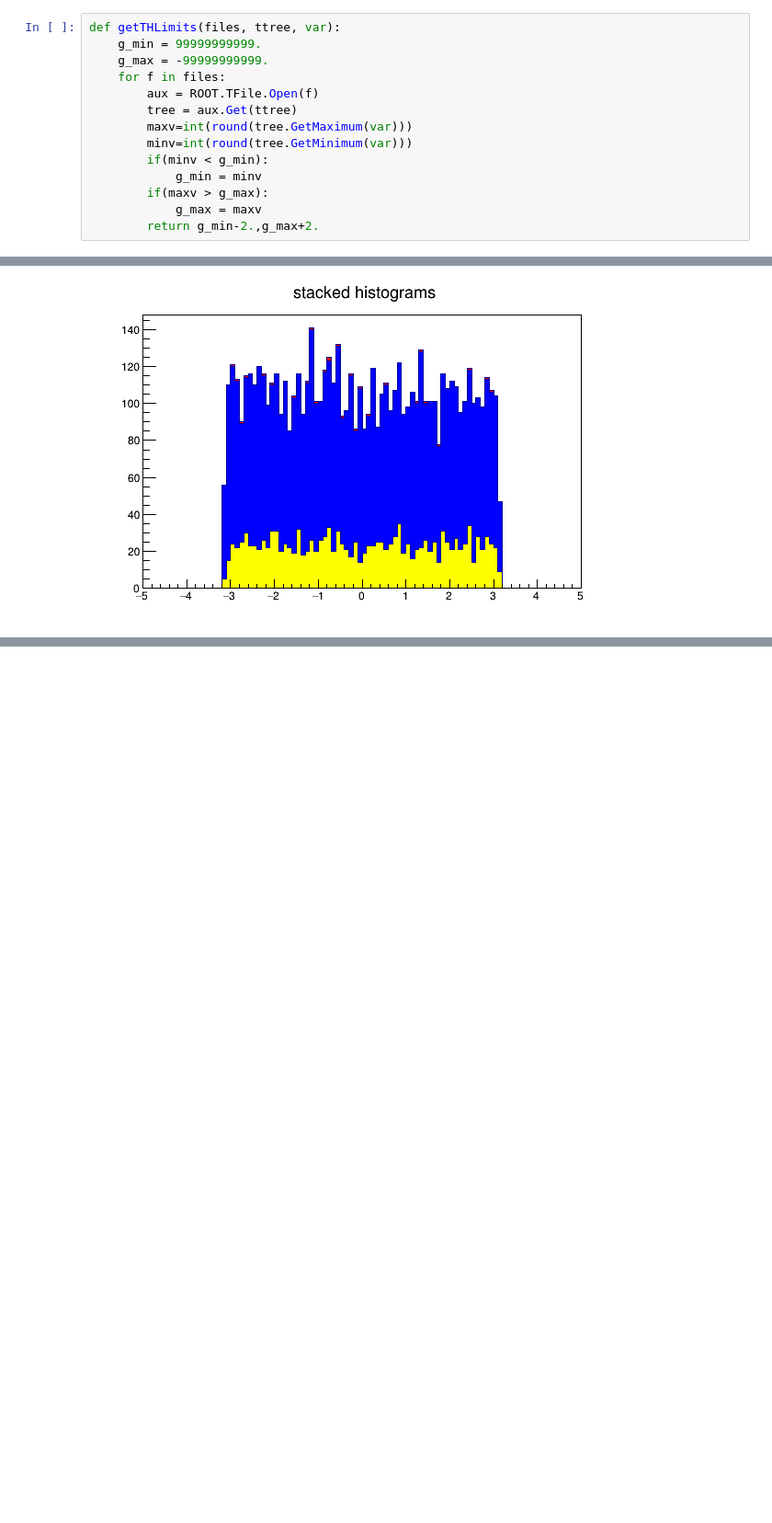
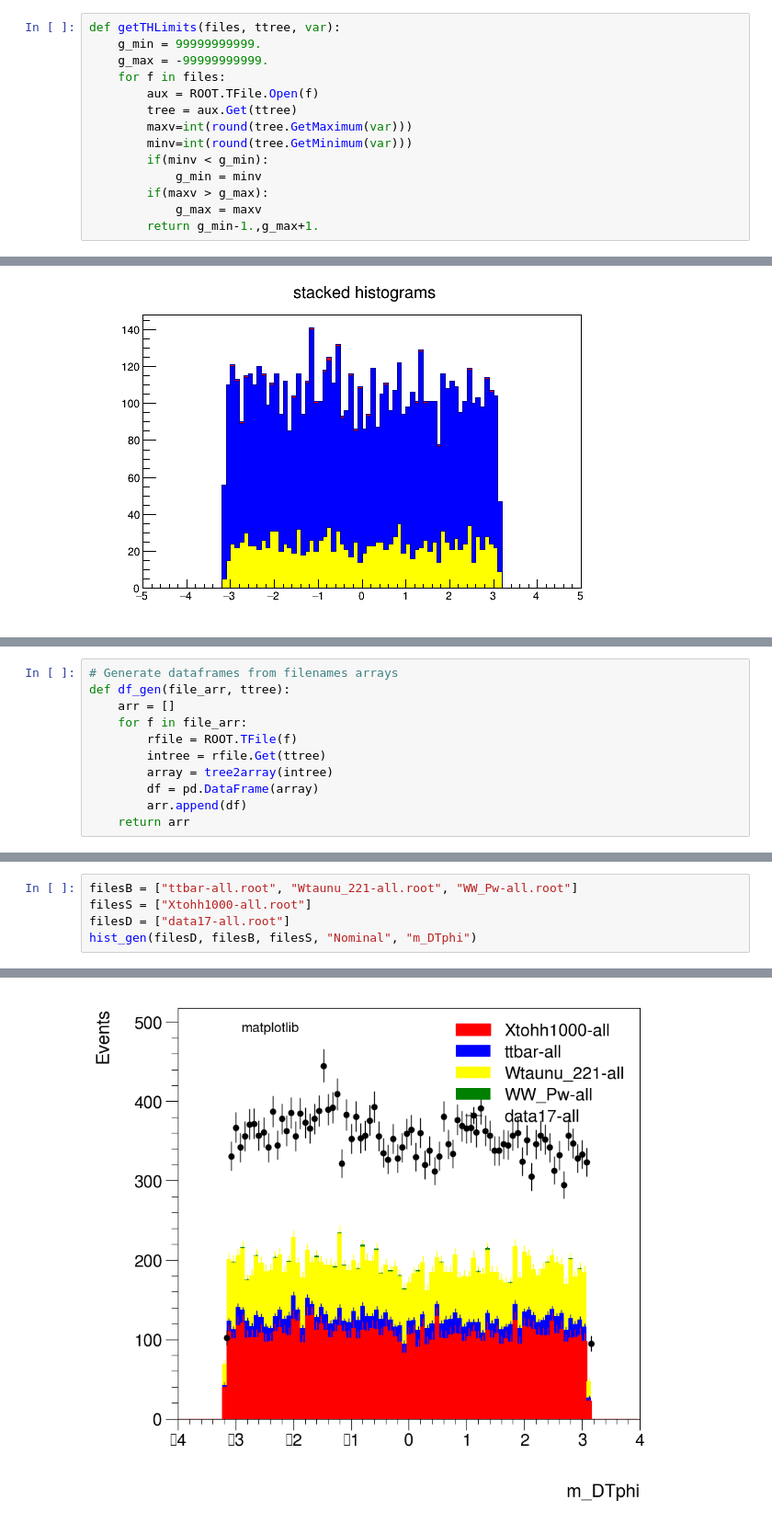
Before and after one commit to arodel21/Boosted_Di-Higgs_Identification, a Jupyter notebook: notebooks/Di-Higgs/HistogramGenerator.ipynb, the cells around one changed output, grey strips where cells are left out. Shown at 92% size. Drawn from its saved outputs; the diff is of its cells as text; blank space fills up the shorter version.

Commit message:
Histograms: Matplotlib function working
To do: apply hadd to files of the same name.

```diff
--- a/notebooks/Di-Higgs/HistogramGenerator.ipynb
+++ b/notebooks/Di-Higgs/HistogramGenerator.ipynb
@@ -16,4 +27,4 @@ def getTHLimits(files, ttree, var):
             g_min = minv
         if(maxv > g_max):
             g_max = maxv
-        return g_min-2.,g_max+2.
+        return g_min-1.,g_max+1.
@@ -190,0 +87,11 @@ INFO:rootpy.plotting.style] using matplotlib style 'ATLAS'
+# %%
+# Generate dataframes from filenames arrays
+def df_gen(file_arr, ttree):
+    arr = []
+    for f in file_arr:
+        rfile = ROOT.TFile(f)
+        intree = rfile.Get(ttree)
+        array = tree2array(intree)
+        df = pd.DataFrame(array)
+        arr.append(df)
+    return arr
@@ -190,0 +177,6 @@ INFO:rootpy.plotting.style] using matplotlib style 'ATLAS'
+# %%
+filesB = ["ttbar-all.root", "Wtaunu_221-all.root", "WW_Pw-all.root"]
+filesS = ["Xtohh1000-all.root"]
+filesD = ["data17-all.root"]
+hist_gen(filesD, filesB, filesS, "Nominal", "m_DTphi")
+# %% [output]
@@ -190,0 +185 @@ INFO:rootpy.plotting.style] using matplotlib style 'ATLAS'
+[figure, added]
```
Also changed, not shown: parts of 7 cells of this notebook.
